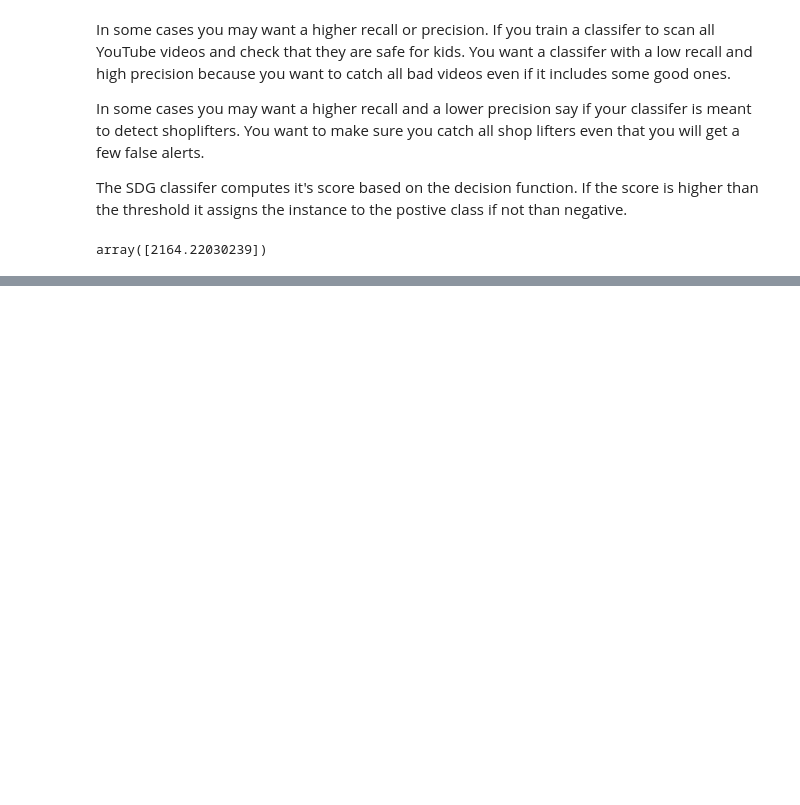
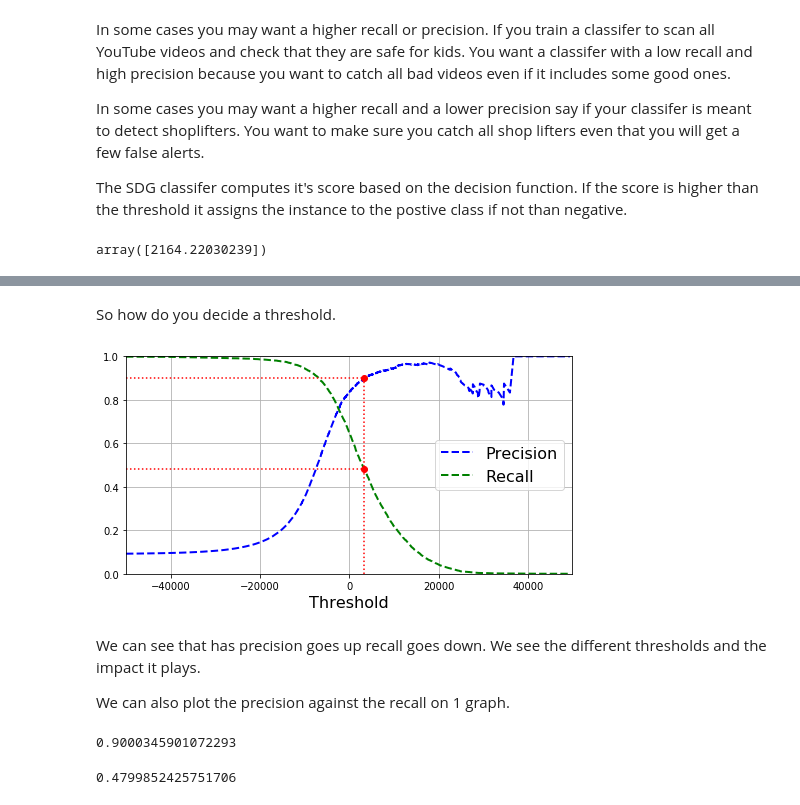
Before and after one commit to espanto28/handsonmlsklearnkerastf, a Jupyter notebook: Chapter3/Chapter 3 - Classification .ipynb, the cells around one changed output, grey strips where cells are left out. Cells and saved outputs as stored; diff of their text form; code cells hidden in the pictures; blank space fills up the shorter version.

```diff
--- a/Chapter3/Chapter 3 - Classification .ipynb
+++ b/Chapter3/Chapter 3 - Classification .ipynb
@@ -207,0 +225,5 @@ array([2164.22030239])
+# %% [markdown]
+So how do you decide a threshold.
+# %%
+#Use cross validation to get all the scores in teh training set but return only the decision_function
+y_scores = cross_val_predict(sgd_clf,X_train,y_train_5,cv=3,method='decision_function')
@@ -207,0 +232,29 @@ array([2164.22030239])
+# %%
+precisions, recalls, thresholds = precision_recall_curve(y_train_5,y_scores)
+# %%
+def plot_precision_recall_vs_threshold(precisions,recalls,thresholds):
+    plt.plot(thresholds,precisions[:-1],"b--",label='Precision',linewidth=2)
+    plt.plot(thresholds,recalls[:-1],"g--",label="Recall",linewidth=2)
+    plt.legend(loc="center right",fontsize=16)
+    plt.xlabel("Threshold",fontsize=16)
+    plt.grid(True)
+    plt.axis([-50000,50000,0,1])
+# %%
+recall_90_precision = recalls[np.argmax(precisions >= 0.90)]
+threshold_90_precision = thresholds[np.argmax(precisions >= 0.90)]
+
+plt.figure(figsize=(8, 4))                                                                  # Not shown
+plot_precision_recall_vs_threshold(precisions, recalls, thresholds)
+plt.plot([threshold_90_precision, threshold_90_precision], [0., 0.9], "r:")                 # Not shown
+plt.plot([-50000, threshold_90_precision], [0.9, 0.9], "r:")                                # Not shown
+plt.plot([-50000, threshold_90_precision], [recall_90_precision, recall_90_precision], "r:")# Not shown
+plt.plot([threshold_90_precision], [0.9], "ro")                                             # Not shown
+plt.plot([threshold_90_precision], [recall_90_precision], "ro")                             # Not shown
+#save_fig("precision_recall_vs_threshold_plot")                                              # Not shown
+plt.show()
+# %% [output]
+[figure, added]
+# %% [markdown]
+We can see that has precision goes up recall goes down. We see the different thresholds and the impact it plays.
+
+We can also plot the precision against the recall on 1 graph.
@@ -207,0 +264,8 @@ array([2164.22030239])
+# %%
+precision_score(y_train_5,y_train_pred_90)
+# %% [output]
+0.9000345901072293
+# %%
+recall_score(y_train_5,y_train_pred_90)
+# %% [output]
+0.4799852425751706
```
Also changed, not shown: parts of 42 cells of this notebook.
